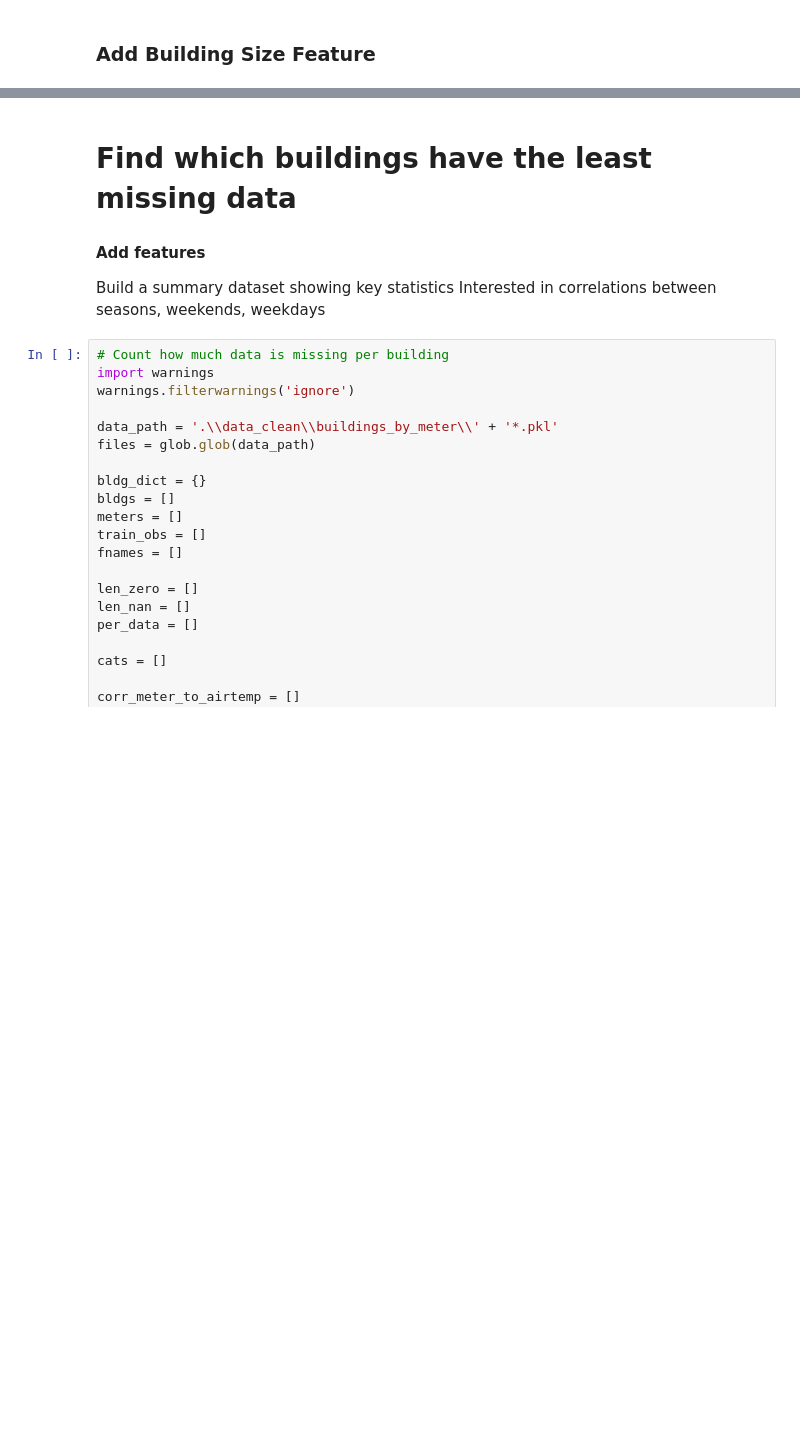
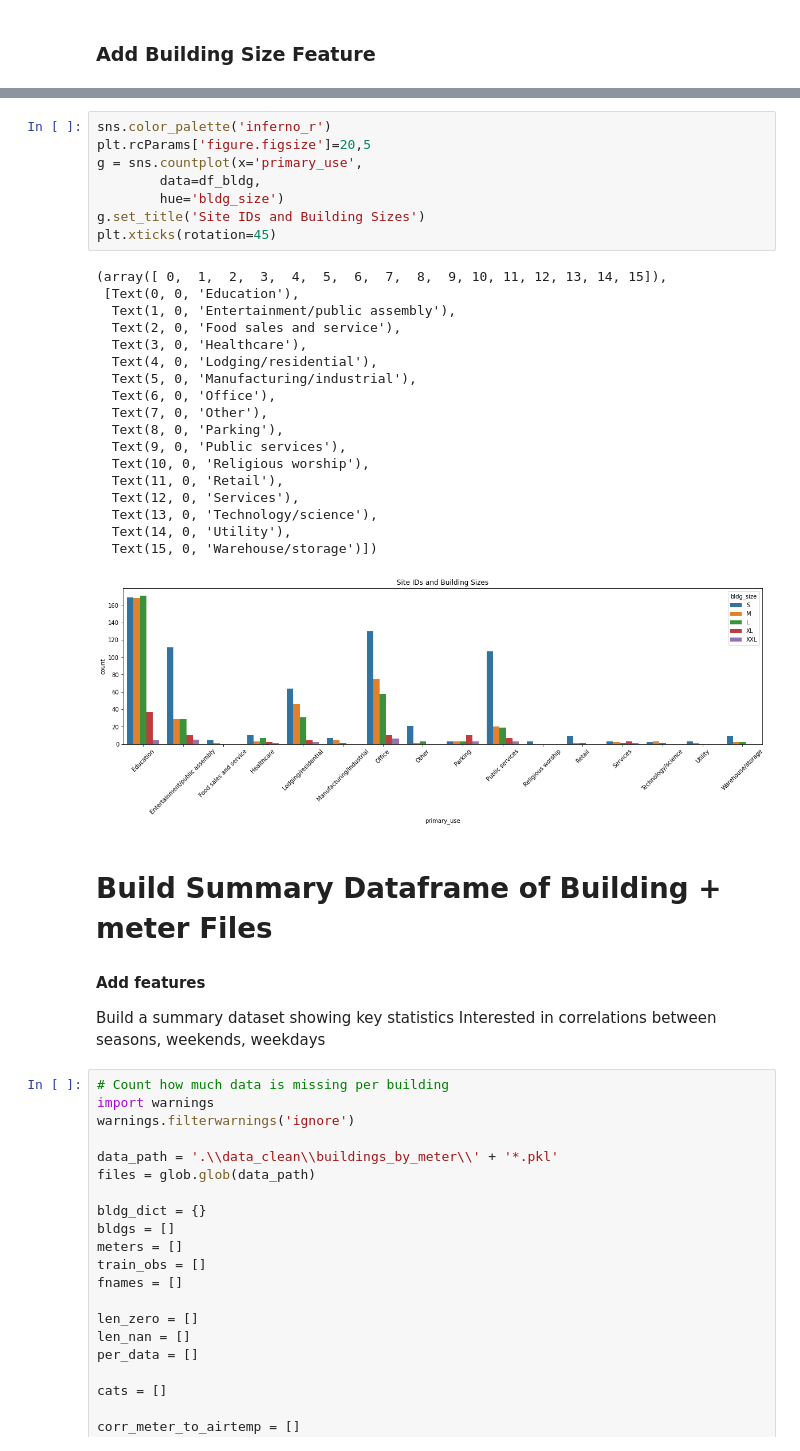
Before and after one commit to mikesbin99/Springboard_Capstone_Energy, a Jupyter notebook: EDA_11.5.ipynb, the cells around one changed output, grey strips where cells are left out. Cells and saved outputs as stored; diff of their text form; blank space fills up the shorter version.

```diff
--- a/EDA_11.5.ipynb
+++ b/EDA_11.5.ipynb
@@ -131,5 +164,32 @@ df_bldg.head()
+# %%
+sns.color_palette('inferno_r')
+plt.rcParams['figure.figsize']=20,5
+g = sns.countplot(x='primary_use',
+        data=df_bldg,
+        hue='bldg_size')
+g.set_title('Site IDs and Building Sizes')
+plt.xticks(rotation=45)
+# %% [output]
+(array([ 0,  1,  2,  3,  4,  5,  6,  7,  8,  9, 10, 11, 12, 13, 14, 15]),
+ [Text(0, 0, 'Education'),
+  Text(1, 0, 'Entertainment/public assembly'),
+  Text(2, 0, 'Food sales and service'),
+  Text(3, 0, 'Healthcare'),
+  Text(4, 0, 'Lodging/residential'),
+  Text(5, 0, 'Manufacturing/industrial'),
+  Text(6, 0, 'Office'),
+  Text(7, 0, 'Other'),
+  Text(8, 0, 'Parking'),
+  Text(9, 0, 'Public services'),
+  Text(10, 0, 'Religious worship'),
+  Text(11, 0, 'Retail'),
+  Text(12, 0, 'Services'),
+  Text(13, 0, 'Technology/science'),
+  Text(14, 0, 'Utility'),
+  Text(15, 0, 'Warehouse/storage')])
+[figure, added]
 # %% [markdown]
-# Find which buildings have the least missing data
+# Build Summary Dataframe of Building + meter Files
 #### Add features
 
 Build a summary dataset showing key statistics
```
Also changed, not shown: parts of 38 cells of this notebook, 1 other file.
